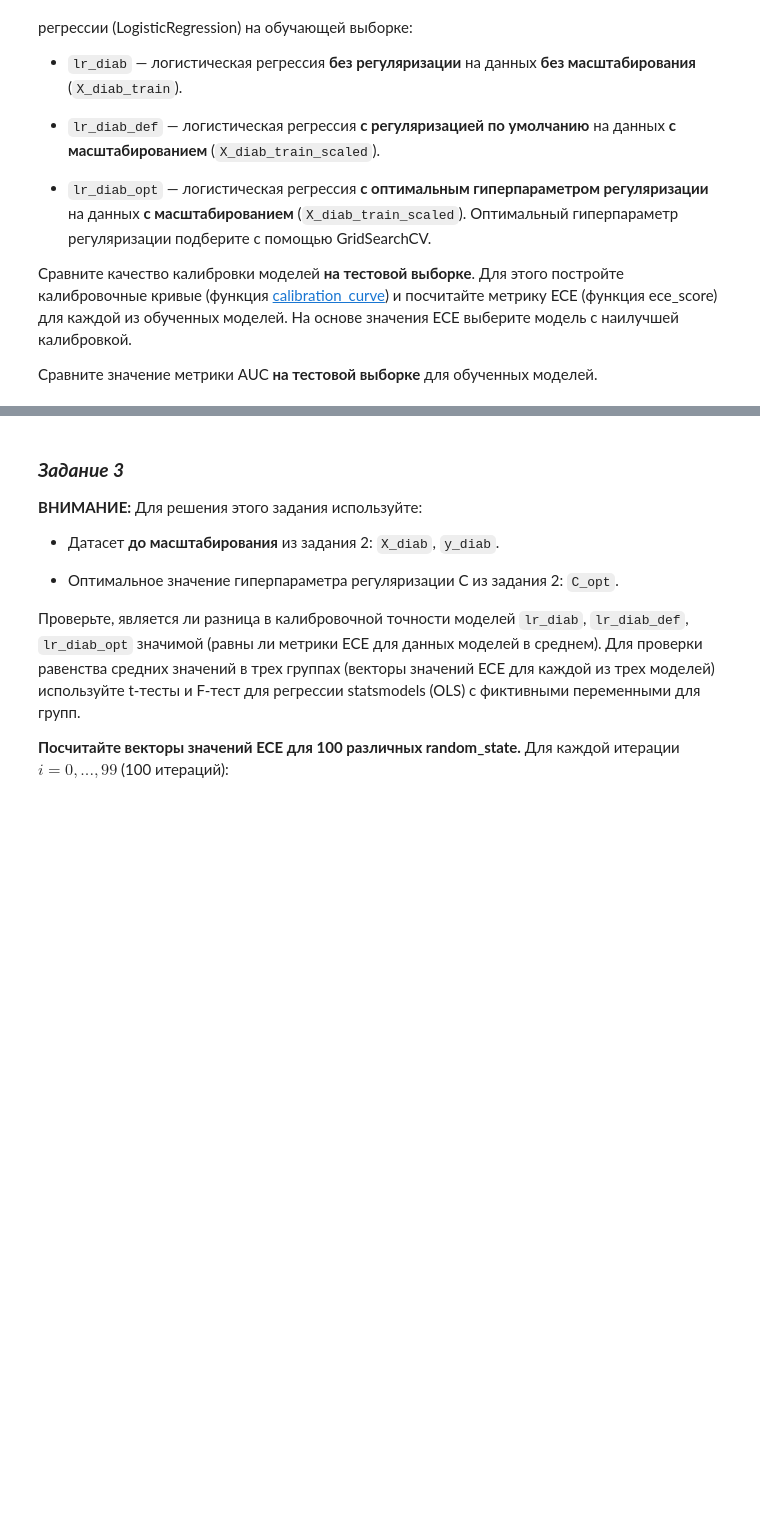
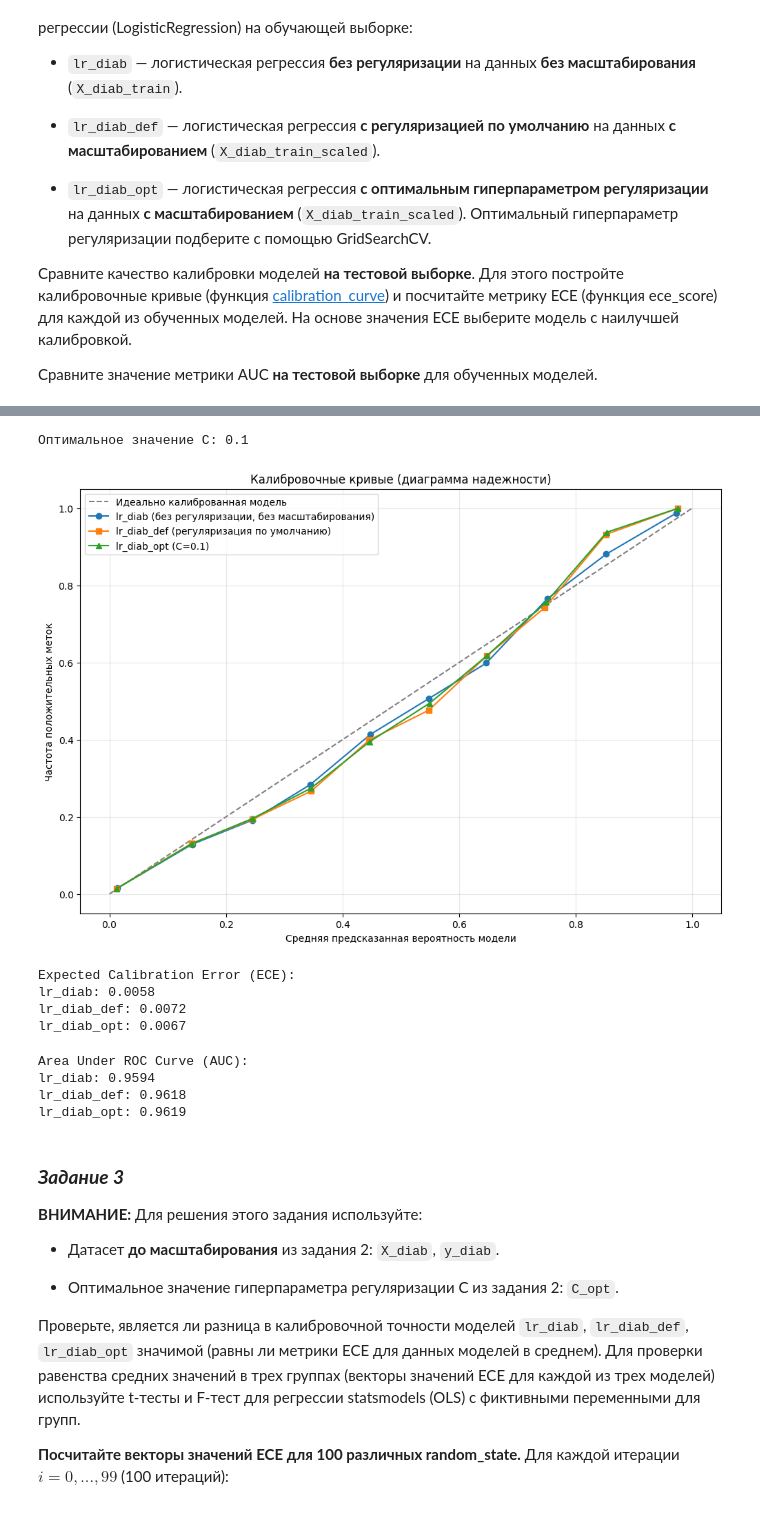
Before and after one commit to HoshiBatista/ODS.ai-Classic-ML-course, a Jupyter notebook: notebooks/home_work_2/02. Задание.ipynb, the cells around one changed output, grey strips where cells are left out. Drawn from its saved outputs; the diff is of its cells as text; code cells hidden in the pictures; blank space fills up the shorter version.

```diff
--- a/notebooks/home_work_2/02. Задание.ipynb
+++ b/notebooks/home_work_2/02. Задание.ipynb
@@ -657,39 +715,44 @@ lr_diab_opt = ...
 # %%
 # Выведите оптимальное значение гиперпараметра C
 
-C_opt = ...
-...
+C_opt = cv_lr_diab_opt.best_params_['C']
+print(f"Оптимальное значение C: {C_opt}")
+# %% [output]
+Оптимальное значение C: 0.1
 # %%
 # Выполните предсказание вероятностей целевого класса на тестовой выборке моделью lr_diab
 # Учтите, что lr_diab обучалась на данных без масштабирования
 
-y_test_proba_lr_diab = ...
+y_test_proba_lr_diab = lr_diab.predict_proba(X_diab_test)[:, 1]
 # %%
 # Выполните предсказание вероятностей целевого класса на тестовой выборке моделью lr_diab_def
 # Учтите, что lr_diab_def обучалась на данных с масштабированием
 
-y_test_proba_lr_diab_def = ...
+y_test_proba_lr_diab_def = lr_diab_def.predict_proba(X_diab_test_scaled)[:, 1]
 # %%
 # Выполните предсказание вероятностей целевого класса на тестовой выборке моделью lr_diab_opt
 # Учтите, что lr_diab_opt обучалась на данных с масштабированием
 
-y_test_proba_lr_diab_opt = ...
+y_test_proba_lr_diab_opt = lr_diab_opt.predict_proba(X_diab_test_scaled)[:, 1]
 # %%
 # Просчитайте калибровочные кривые моделей на тестовой выборке, используя calibration_curve (n_bins=10)
 
-prob_true_lr_diab, prob_pred_lr_diab = calibration_curve(..., n_bins=10)
-prob_true_lr_diab_def, prob_pred_lr_diab_def = calibration_curve(..., n_bins=10)
-prob_true_lr_diab_opt, prob_pred_lr_diab_opt = calibration_curve(..., n_bins=10)
+prob_true_lr_diab, prob_pred_lr_diab = calibration_curve(y_diab_test, y_test_proba_lr_diab, n_bins=10)
+prob_true_lr_diab_def, prob_pred_lr_diab_def = calibration_curve(y_diab_test, y_test_proba_lr_diab_def, n_bins=10)
+prob_true_lr_diab_opt, prob_pred_lr_diab_opt = calibration_curve(y_diab_test, y_test_proba_lr_diab_opt, n_bins=10)
 # %%
 # Визуализируйте калибровочные кривые
 
-plt.figure(figsize=(10, 6))
-plt.plot([0, 1], [0, 1], linestyle='--', label='Идеально калиброванная модель')
-plt.plot(prob_pred_lr_diab, prob_true_lr_diab, marker='o', label='lr_diab')
-plt.plot(prob_pred_lr_diab_def, prob_true_lr_diab_def, marker='o', label='lr_diab_def')
-plt.plot(prob_pred_lr_diab_opt, prob_true_lr_diab_opt, marker='o', label='lr_diab_opt')
+plt.figure(figsize=(12, 8))
+plt.plot([0, 1], [0, 1], linestyle='--', color='gray', label='Идеально калиброванная модель')
+plt.plot(prob_pred_lr_diab, prob_true_lr_diab, marker='o', label='lr_diab (без регуляризации, без масштабирования)')
+plt.plot(prob_pred_lr_diab_def, prob_true_lr_diab_def, marker='s', label='lr_diab_def (регуляризация по умолчанию)')
+plt.plot(prob_pred_lr_diab_opt, prob_true_lr_diab_opt, marker='^', label=f'lr_diab_opt (C={C_opt})')
 plt.xlabel('Средняя предсказанная вероятность модели')
 plt.ylabel('Частота положительных меток')
 plt.title('Калибровочные кривые (диаграмма надежности)')
 plt.legend()
+plt.grid(True, alpha=0.3)
 plt.show()
+# %% [output]
+[figure, added]
@@ -704,3 +759,35 @@ plt.show()
+# %%
+# Посчитайте метрику ECE для каждой из моделей, используя функцию ece_score
+
+ece_lr_diab = ece_score(y_diab_test, y_test_proba_lr_diab)
+ece_lr_diab_def = ece_score(y_diab_test, y_test_proba_lr_diab_def)
+ece_lr_diab_opt = ece_score(y_diab_test, y_test_proba_lr_diab_opt)
+
+print("Expected Calibration Error (ECE):")
+print(f"lr_diab: {ece_lr_diab:.4f}")
+print(f"lr_diab_def: {ece_lr_diab_def:.4f}")
+print(f"lr_diab_opt: {ece_lr_diab_opt:.4f}")
+# %% [output]
+Expected Calibration Error (ECE):
+lr_diab: 0.0058
+lr_diab_def: 0.0072
+lr_diab_opt: 0.0067
+# %%
+# Посчитайте метрику AUC для каждой из моделей, используя функцию roc_auc_score
+
+auc_lr_diab = roc_auc_score(y_diab_test, y_test_proba_lr_diab)
+auc_lr_diab_def = roc_auc_score(y_diab_test, y_test_proba_lr_diab_def)
+auc_lr_diab_opt = roc_auc_score(y_diab_test, y_test_proba_lr_diab_opt)
+
+print("\nArea Under ROC Curve (AUC):")
+print(f"lr_diab: {auc_lr_diab:.4f}")
+print(f"lr_diab_def: {auc_lr_diab_def:.4f}")
+print(f"lr_diab_opt: {auc_lr_diab_opt:.4f}")
+# %% [output]
+Area Under ROC Curve (AUC):
+lr_diab: 0.9594
+lr_diab_def: 0.9618
+lr_diab_opt: 0.9619
 # %% [markdown]
 ### ***Задание 3***
 
```
Also changed, not shown: parts of 12 cells of this notebook.
